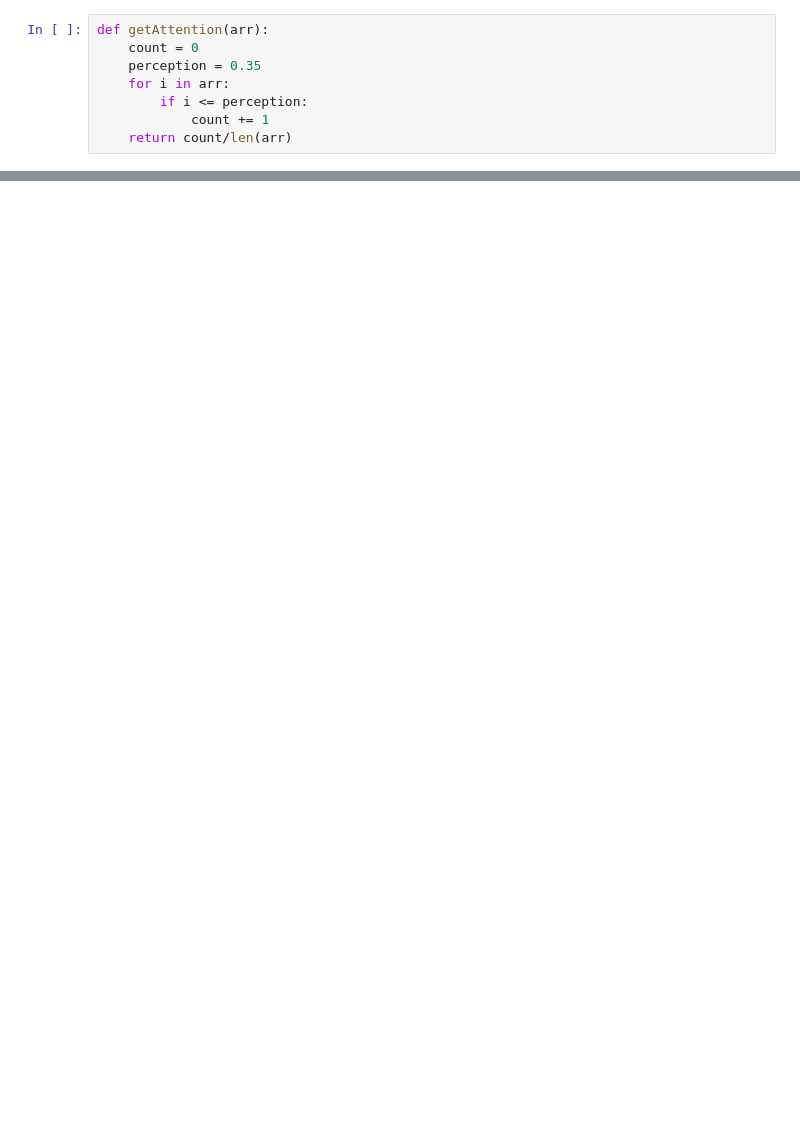
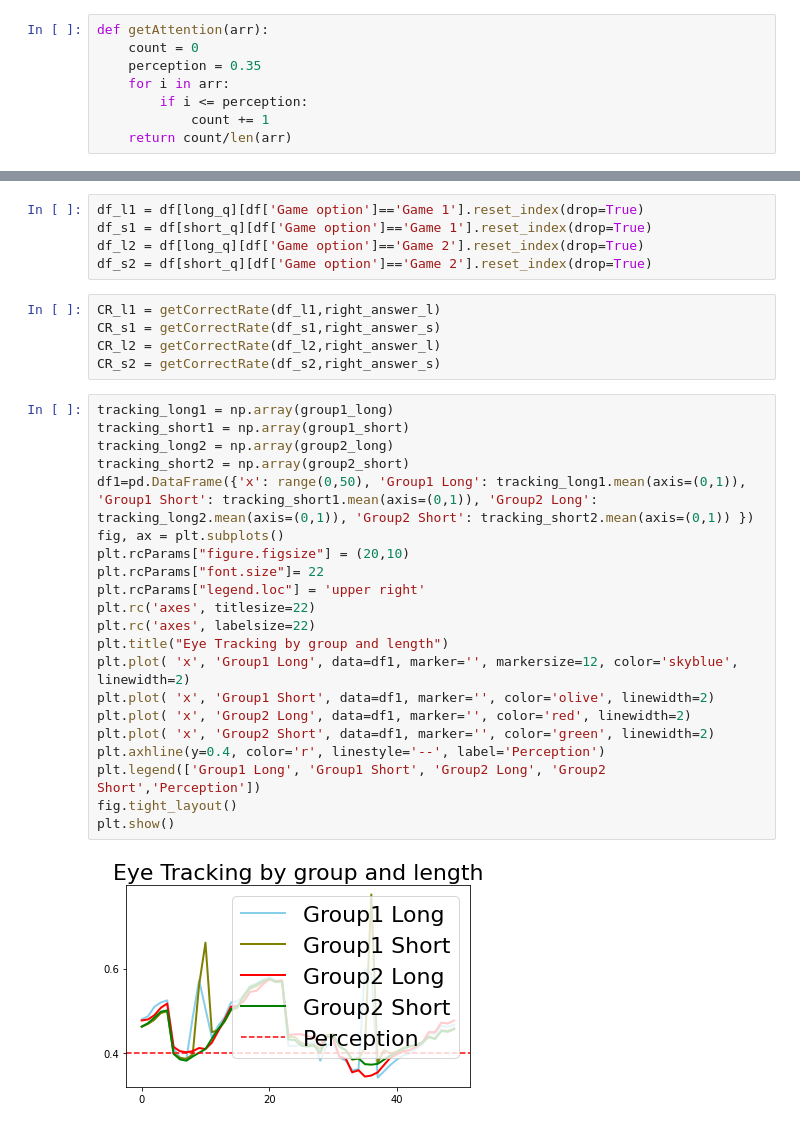
Before and after one commit to COMPSCI705-SOFTENG702-Group-2/LinkupGameWithNotifications, a Jupyter notebook: Analyser/analyser.ipynb, the cells around one changed output, grey strips where cells are left out. Drawn from its saved outputs; the diff is of its cells as text; blank space fills up the shorter version.

```diff
--- a/Analyser/analyser.ipynb
+++ b/Analyser/analyser.ipynb
@@ -84,3 +111,36 @@ for i in range(len(df)):
+# %%
+df_l1 = df[long_q][df['Game option']=='Game 1'].reset_index(drop=True)
+df_s1 = df[short_q][df['Game option']=='Game 1'].reset_index(drop=True)
+df_l2 = df[long_q][df['Game option']=='Game 2'].reset_index(drop=True)
+df_s2 = df[short_q][df['Game option']=='Game 2'].reset_index(drop=True)
+# %%
+CR_l1 = getCorrectRate(df_l1,right_answer_l)
+CR_s1 = getCorrectRate(df_s1,right_answer_s)
+CR_l2 = getCorrectRate(df_l2,right_answer_l)
+CR_s2 = getCorrectRate(df_s2,right_answer_s)
+# %%
+tracking_long1 = np.array(group1_long)
+tracking_short1 = np.array(group1_short)
+tracking_long2 = np.array(group2_long)
+tracking_short2 = np.array(group2_short)
+df1=pd.DataFrame({'x': range(0,50), 'Group1 Long': tracking_long1.mean(axis=(0,1)), 'Group1 Short': tracking_short1.mean(axis=(0,1)), 'Group2 Long': tracking_long2.mean(axis=(0,1)), 'Group2 Short': tracking_short2.mean(axis=(0,1)) })
+fig, ax = plt.subplots()
+plt.rcParams["figure.figsize"] = (20,10)
+plt.rcParams["font.size"]= 22
+plt.rcParams["legend.loc"] = 'upper right'
+plt.rc('axes', titlesize=22)
+plt.rc('axes', labelsize=22)
+plt.title("Eye Tracking by group and length")
+plt.plot( 'x', 'Group1 Long', data=df1, marker='', markersize=12, color='skyblue', linewidth=2)
+plt.plot( 'x', 'Group1 Short', data=df1, marker='', color='olive', linewidth=2)
+plt.plot( 'x', 'Group2 Long', data=df1, marker='', color='red', linewidth=2)
+plt.plot( 'x', 'Group2 Short', data=df1, marker='', color='green', linewidth=2)
+plt.axhline(y=0.4, color='r', linestyle='--', label='Perception')
+plt.legend(['Group1 Long', 'Group1 Short', 'Group2 Long', 'Group2 Short','Perception'])
+fig.tight_layout()
+plt.show()
+# %% [output]
+[figure, added]
 # %%
 longAT1 = np.array(longAvgT1)
 shortAT1 = np.array(shortAvgT1)
```
Also changed, not shown: parts of 13 cells of this notebook, 1 other file.
